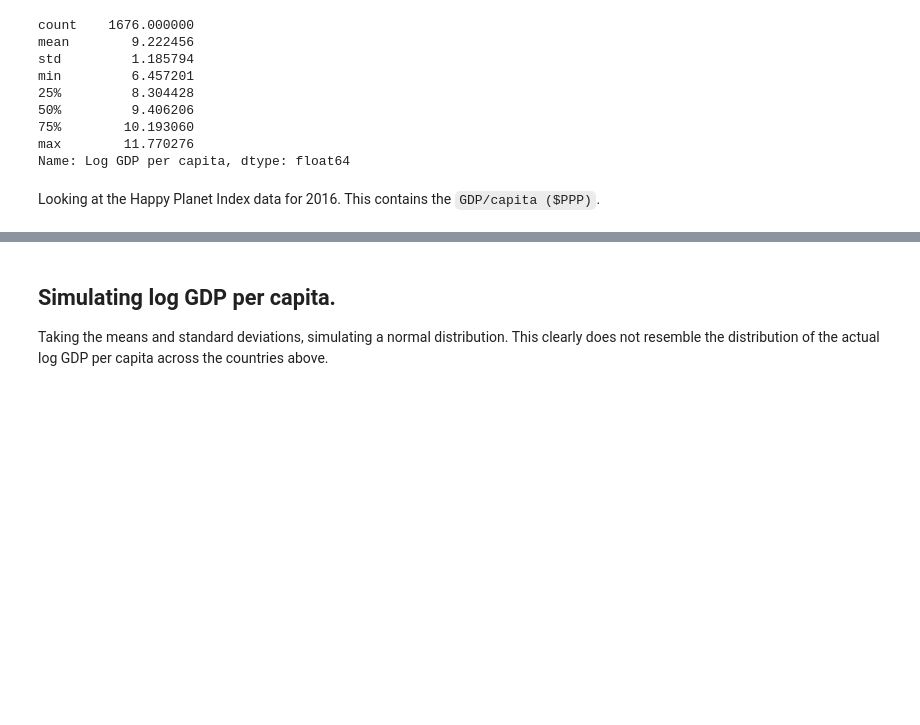
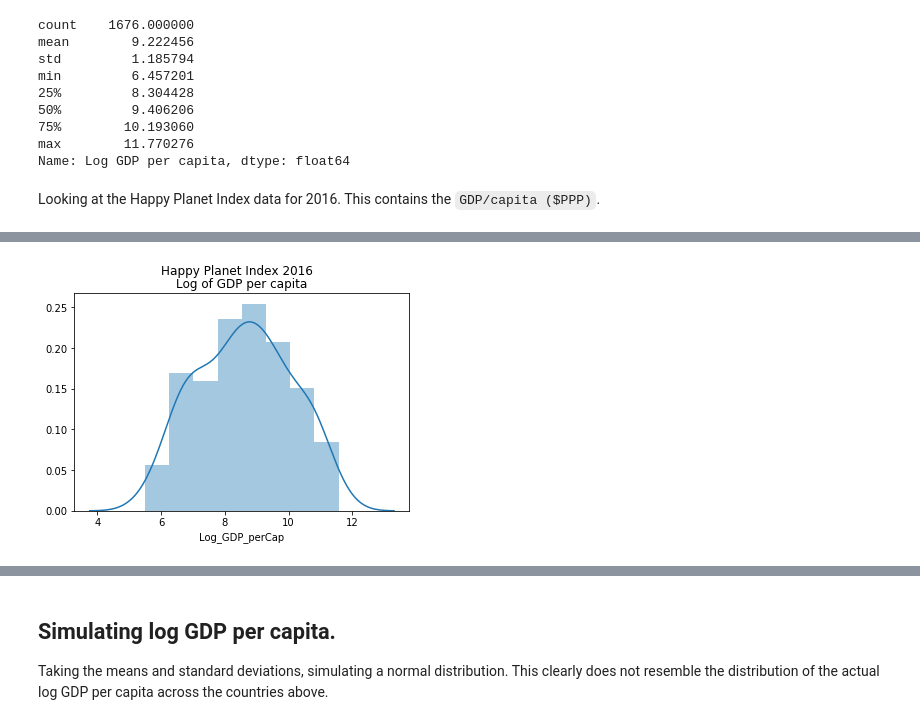
Before and after one commit to angela1C/Programming-for-Data-Analysis-Simulation-Project-2019, a Jupyter notebook: HappySimulate.ipynb, the cells around one changed output, grey strips where cells are left out. Drawn from its saved outputs; the diff is of its cells as text; code cells hidden in the pictures; blank space fills up the shorter version.

```diff
--- a/HappySimulate.ipynb
+++ b/HappySimulate.ipynb
@@ -466,0 +647,6 @@ KeyError: 'GDP/capita ($PPP)'
+# %%
+sns.distplot(hpi16['Log_GDP_perCap'])
+plt.title("Log of GDP per capita")
+plt.suptitle("Happy Planet Index 2016");
+# %% [output]
+[figure, added]
```
Also changed, not shown: parts of 39 cells of this notebook, 2 other files.
